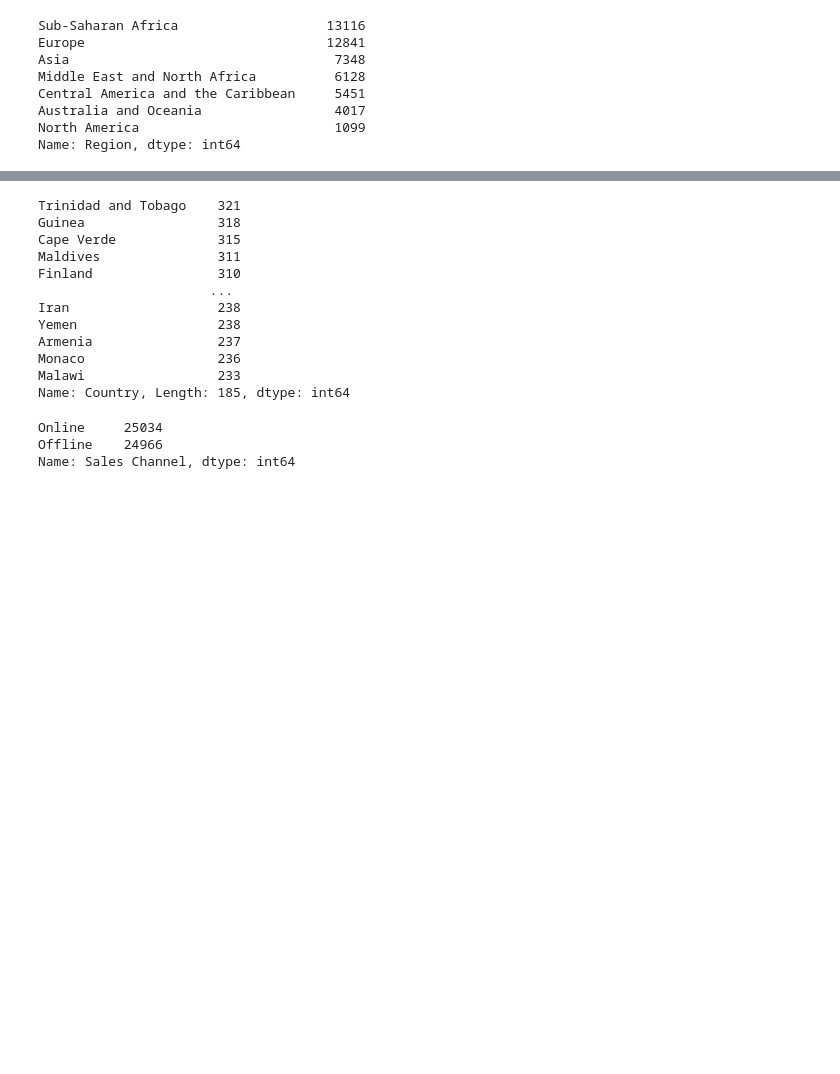
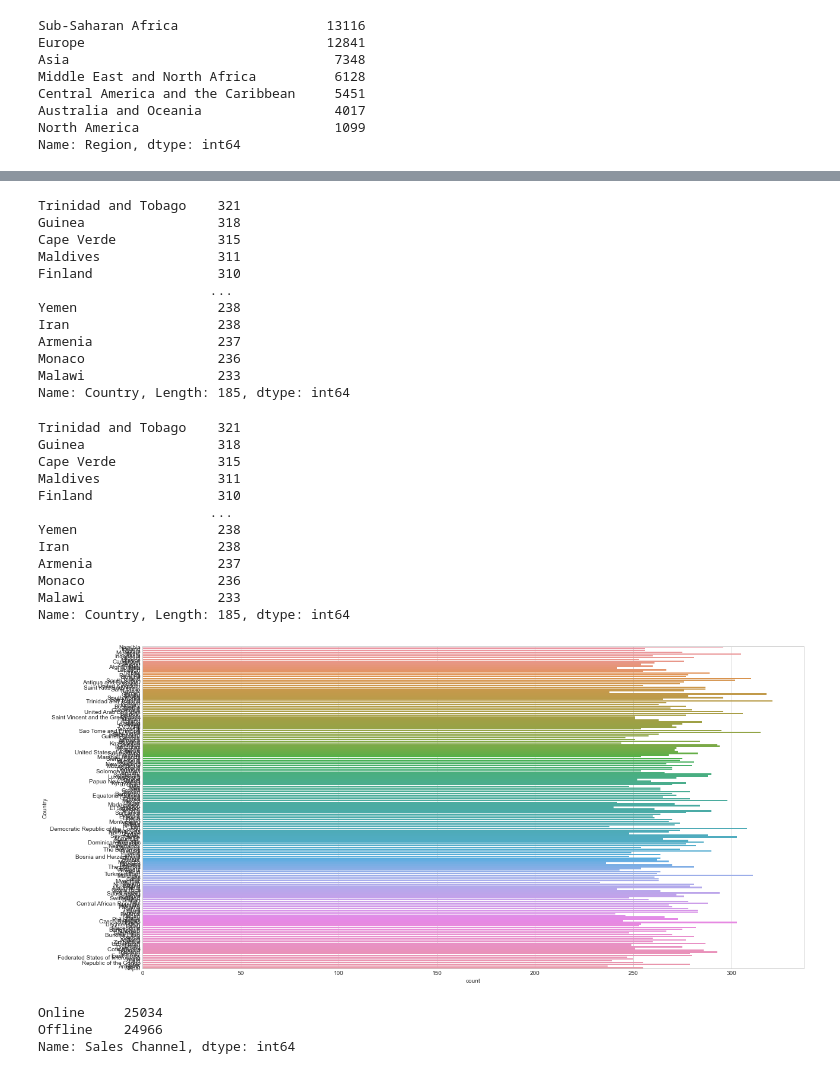
Before and after one commit to guptaa98/Kaggle-Notebooks, a Jupyter notebook: Sales Profit Prediction/Profit_prediction.ipynb, the cells around one changed output, grey strips where cells are left out. Saved outputs shown, nothing was run; the diff lists cells and outputs as text; code cells hidden in the pictures; blank space fills up the shorter version.

```diff
--- a/Sales Profit Prediction/Profit_prediction.ipynb
+++ b/Sales Profit Prediction/Profit_prediction.ipynb
@@ -49,7 +49,7 @@ df.describe()
 | max | 9.999995e+08 | 10000.00000 | 668.270000 | 524.960000 | 6.682032e+06 | 5.249075e+06 | 1.738178e+06 |
 # %%
 x = pd.DataFrame()
-x = df.drop('Total Profit',axis = 1)
+x = df
 x.head()
 # %% [output]
 |  | Region | Country | Item Type | Sales Channel | Order Priority | Order Date | Order ID | Ship Date | ... |
@@ -102,12 +104,30 @@ Cape Verde             315
 Maldives               311
 Finland                310
                       ...
+Yemen                  238
 Iran                   238
-Yemen                  238
 Armenia                237
 Monaco                 236
 Malawi                 233
 Name: Country, Length: 185, dtype: int64
+# %%
+fig=plt.figure(figsize=(20,10))
+sns.countplot(y='Country',data=x);
+print(x.Country.value_counts())
+# %% [output]
+Trinidad and Tobago    321
+Guinea                 318
+Cape Verde             315
+Maldives               311
+Finland                310
+                      ...
+Yemen                  238
+Iran                   238
+Armenia                237
+Monaco                 236
+Malawi                 233
+Name: Country, Length: 185, dtype: int64
+[figure, added]
 # %%
 x['Sales Channel'].value_counts()
 # %% [output]
```
Also changed, not shown: parts of 90 cells of this notebook.
